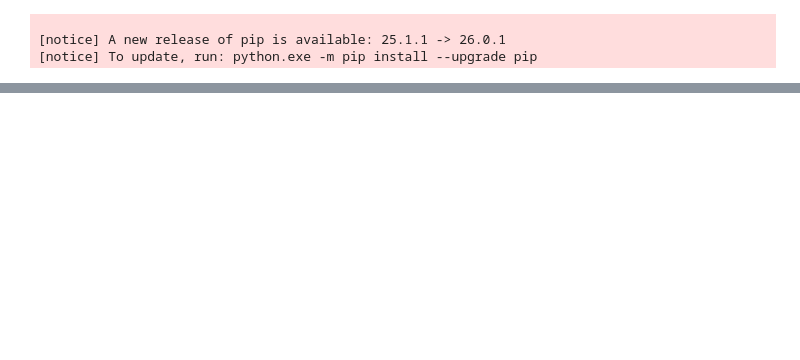
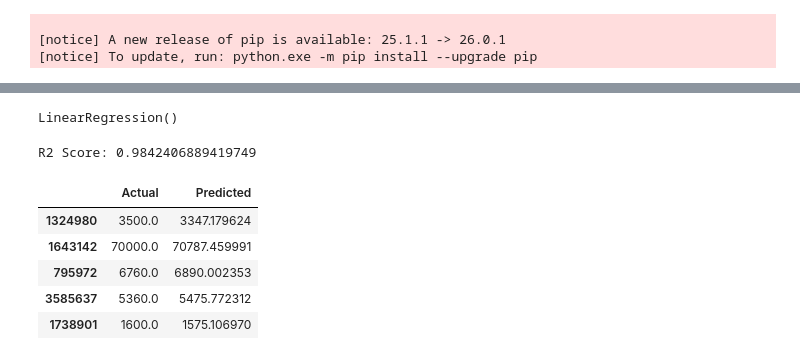
Before and after one commit to khushilalwani7002/Crop-Price-Predictor, a Jupyter notebook: eda.ipynb, the cells around one changed output, grey strips where cells are left out. Drawn from its saved outputs; the diff is of its cells as text; code cells hidden in the pictures; blank space fills up the shorter version.

```diff
--- a/eda.ipynb
+++ b/eda.ipynb
@@ -287,0 +317,39 @@ import seaborn as sns
+# %%
+X = df[['Min_Price','Max_Price']]
+y = df['Modal_Price']
+# %%
+from sklearn.model_selection import train_test_split
+
+X_train, X_test, y_train, y_test = train_test_split(
+    X, y, test_size=0.2, random_state=42
+)
+# %%
+from sklearn.linear_model import LinearRegression
+
+model = LinearRegression()
+model.fit(X_train, y_train)
+# %% [output]
+LinearRegression()
+# %%
+y_pred = model.predict(X_test)
+# %%
+from sklearn.metrics import r2_score
+
+score = r2_score(y_test, y_pred)
+print("R2 Score:", score)
+# %% [output]
+R2 Score: 0.9842406889419749
+# %%
+results = pd.DataFrame({
+    "Actual": y_test,
+    "Predicted": y_pred
+})
+
+results.head()
+# %% [output]
+|  | Actual | Predicted |
+| 1324980 | 3500.0 | 3347.179624 |
+| 1643142 | 70000.0 | 70787.459991 |
+| 795972 | 6760.0 | 6890.002353 |
+| 3585637 | 5360.0 | 5475.772312 |
+| 1738901 | 1600.0 | 1575.106970 |
```
Also changed, not shown: parts of 4 cells of this notebook.
